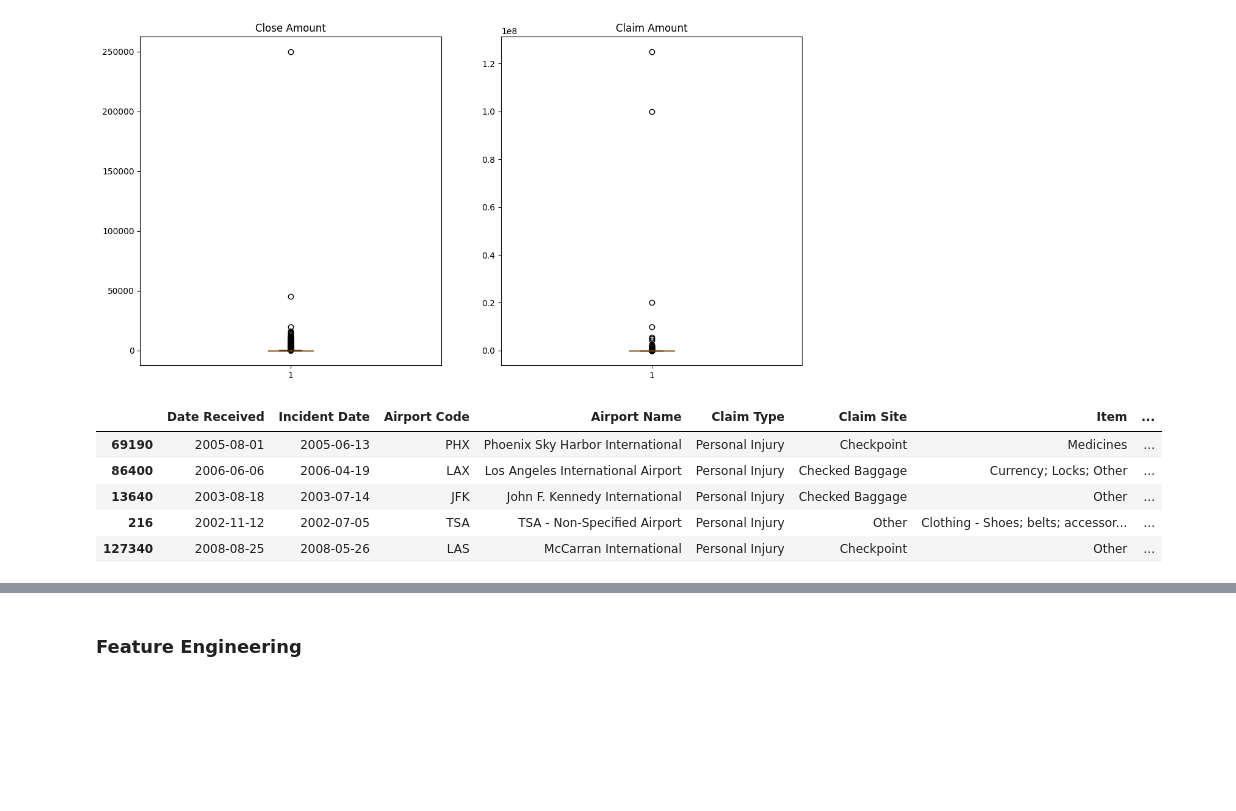
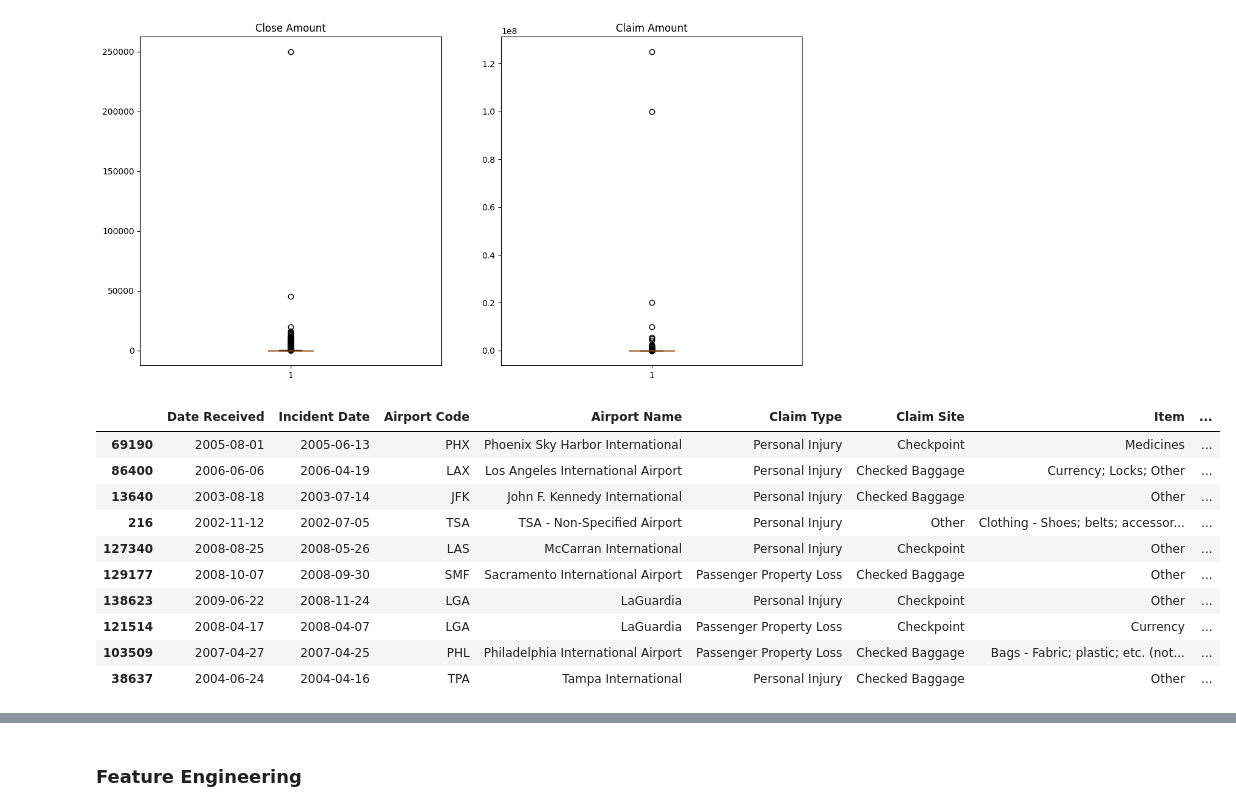
Before and after one commit to btokoli/Risk-Radar-Clustering-Airports-by-Claim-Patterns-to-Spotlight-High-Risk-Hubs, a Jupyter notebook: airportAnalysis.ipynb, the cells around one changed output, grey strips where cells are left out. Saved outputs shown, nothing was run; the diff lists cells and outputs as text; code cells hidden in the pictures; blank space fills up the shorter version.

```diff
--- a/airportAnalysis.ipynb
+++ b/airportAnalysis.ipynb
@@ -553,11 +553,16 @@ plt.show()
 # %% [output]
 [figure]
 # %%
-df2.nlargest(5, "Claim Amount")
+df2.nlargest(10, "Claim Amount")
 # %% [output]
 |  | Date Received | Incident Date | Airport Code | Airport Name | Claim Type | Claim Site | Item | ... |
 | 69190 | 2005-08-01 | 2005-06-13 | PHX | Phoenix Sky Harbor International | Personal Injury | Checkpoint | Medicines | ... |
 | 86400 | 2006-06-06 | 2006-04-19 | LAX | Los Angeles International Airport | Personal Injury | Checked Baggage | Currency; Locks; Other | ... |
 | 13640 | 2003-08-18 | 2003-07-14 | JFK | John F. Kennedy International | Personal Injury | Checked Baggage | Other | ... |
 | 216 | 2002-11-12 | 2002-07-05 | TSA | TSA - Non-Specified Airport | Personal Injury | Other | Clothing - Shoes; belts; accessor... | ... |
 | 127340 | 2008-08-25 | 2008-05-26 | LAS | McCarran International | Personal Injury | Checkpoint | Other | ... |
+| 129177 | 2008-10-07 | 2008-09-30 | SMF | Sacramento International Airport | Passenger Property Loss | Checked Baggage | Other | ... |
+| 138623 | 2009-06-22 | 2008-11-24 | LGA | LaGuardia | Personal Injury | Checkpoint | Other | ... |
+| 121514 | 2008-04-17 | 2008-04-07 | LGA | LaGuardia | Passenger Property Loss | Checkpoint | Currency | ... |
+| 103509 | 2007-04-27 | 2007-04-25 | PHL | Philadelphia International Airport | Passenger Property Loss | Checked Baggage | Bags - Fabric; plastic; etc. (not... | ... |
+| 38637 | 2004-06-24 | 2004-04-16 | TPA | Tampa International | Personal Injury | Checked Baggage | Other | ... |
```
Also changed, not shown: parts of 2 cells of this notebook.
